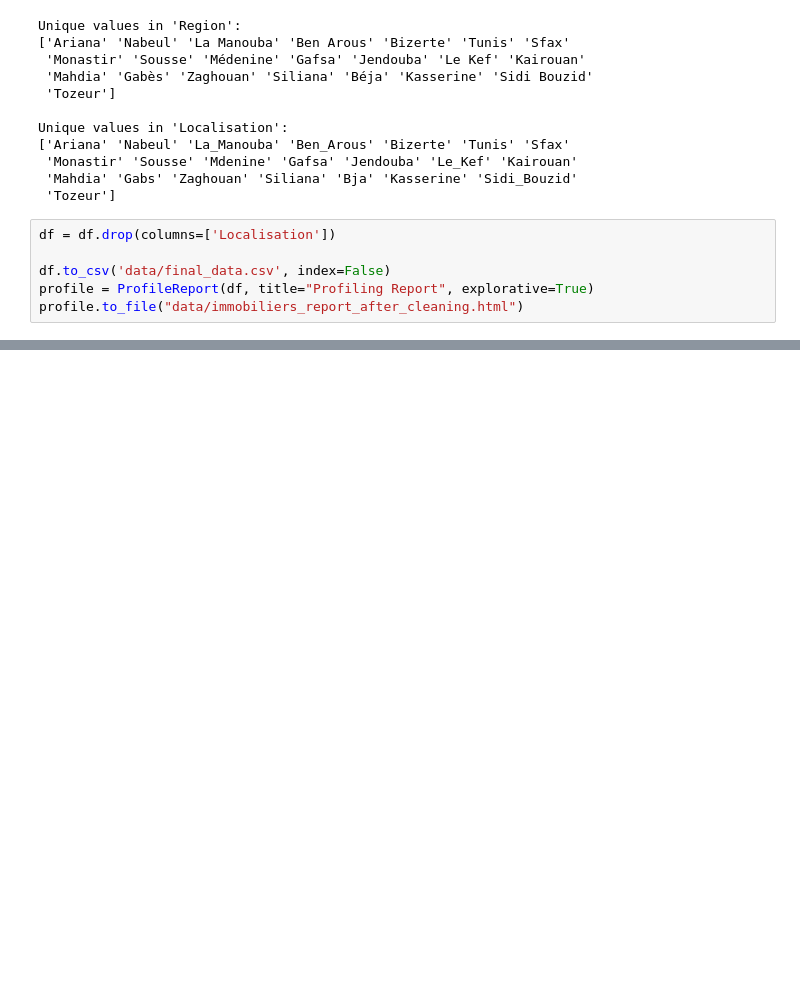
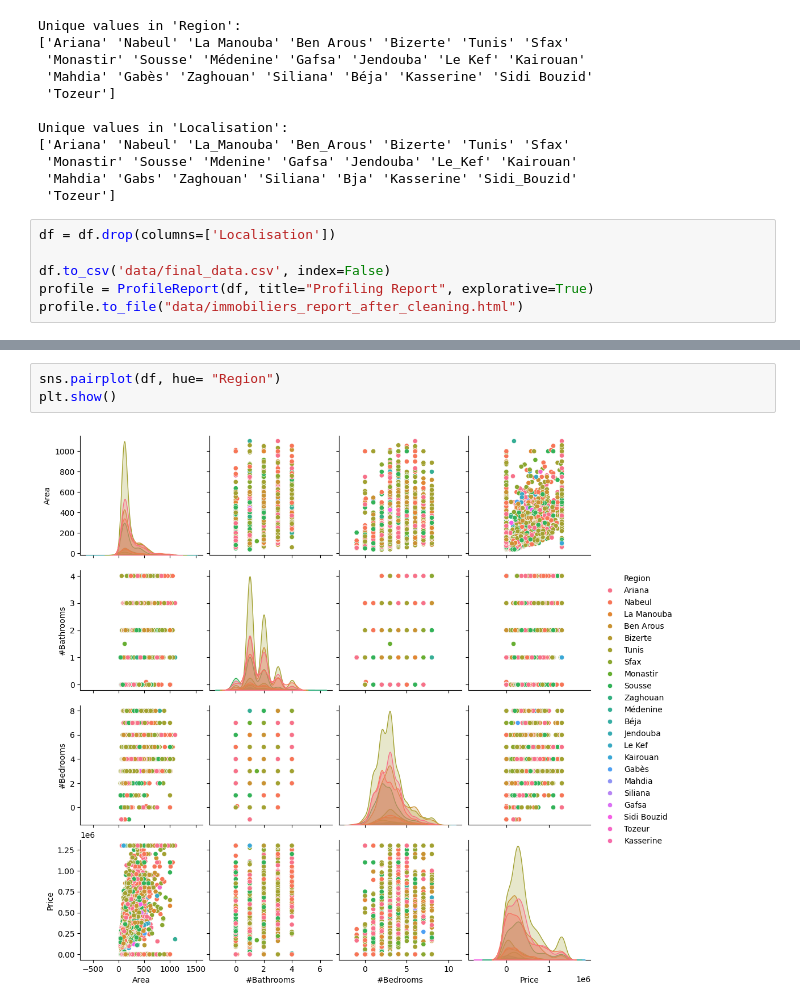
Before and after one commit to nourhen369/House-Price-Prediction, a Jupyter notebook: 2-viz-and-cleaning.ipynb, the cells around one changed output, grey strips where cells are left out. Drawn from its saved outputs; the diff is of its cells as text; blank space fills up the shorter version.

```diff
--- a/2-viz-and-cleaning.ipynb
+++ b/2-viz-and-cleaning.ipynb
@@ -210,0 +232,5 @@ profile.to_file("data/immobiliers_report_after_cleaning.html")
+# %%
+sns.pairplot(df, hue= "Region")
+plt.show()
+# %% [output]
+[figure, added]
```
Also changed, not shown: parts of 6 cells of this notebook, 7 other files.
